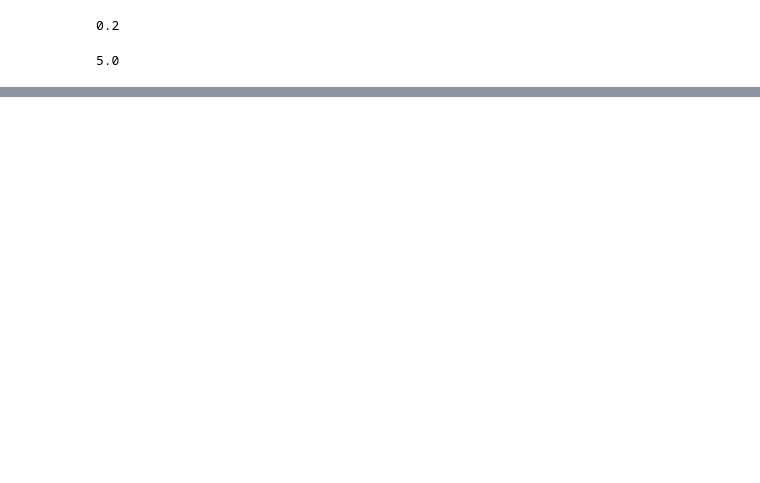
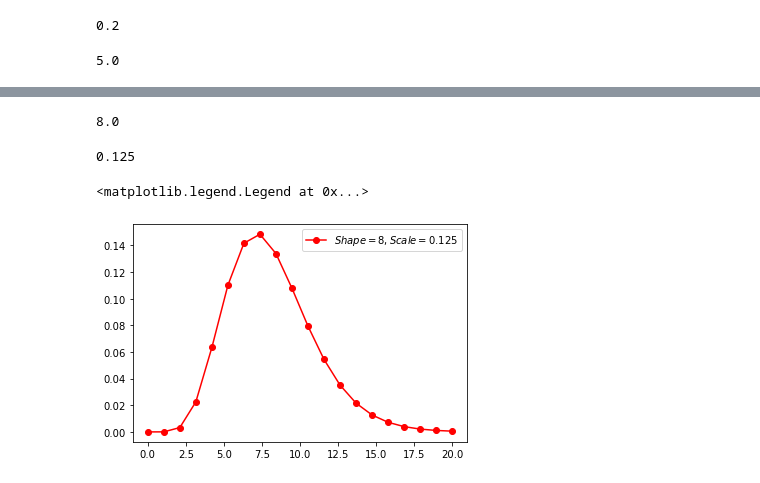
Before and after one commit to narslab/project-groundwork, a Jupyter notebook: bin/jupyter/project-groundwork.ipynb, the cells around one changed output, grey strips where cells are left out. Saved outputs shown, nothing was run; the diff lists cells and outputs as text; code cells hidden in the pictures; blank space fills up the shorter version.

```diff
--- a/bin/jupyter/project-groundwork.ipynb
+++ b/bin/jupyter/project-groundwork.ipynb
@@ -27 +46,23 @@ print(scale_age_x)
+# %%
+shape_length_x=length_average_x/(length_average_x/2)**2
+#Shape of Gamma distribution required for simulating liene circuits ages
+print(shape_length_x)
+# %% [output]
+8.0
+# %%
+scale_length_x=(length_average_x/2)**2/length_average_x
+#scale of Gamma distribution required for simulating line circuits ages
+print(scale_length_x)
+# %% [output]
+0.125
+# %%
+x = np.linspace(0, 20, 20)
+y = stats.gamma.pdf(x, shape_length_x, scale_length_x)
+
+plt.plot(x, y, "ro-", label=(r'$Shape=8, Scale=0.125$'))
+plt.legend(loc='upper right')
+#Plotting gamma distribution with shape and scale of circuits lengths
+# %% [output]
+<matplotlib.legend.Legend at 0x...>
+[figure, added]
 # %%
```
Also changed, not shown: parts of 13 cells of this notebook.
